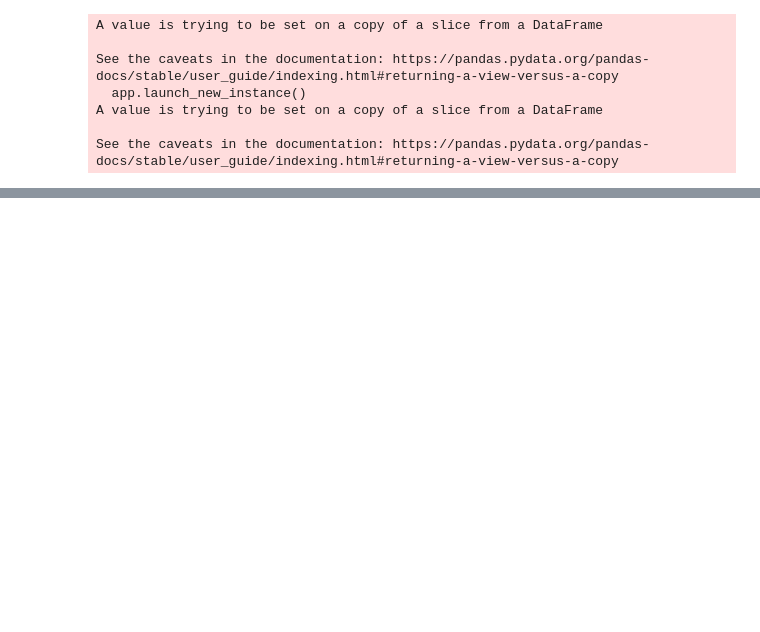
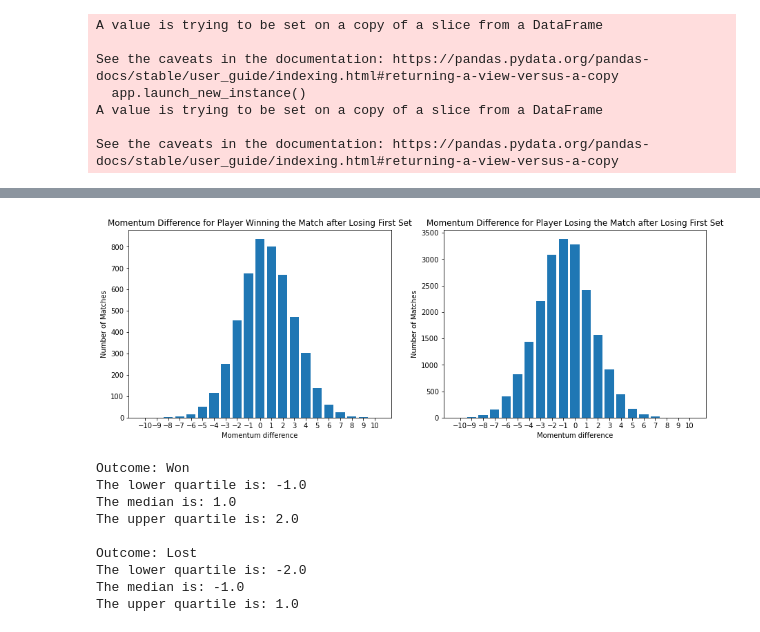
Before and after one commit to jsnarvasa/COMP5310, a Jupyter notebook: COMP5310 - Assignment 1 - jnar3156.ipynb, the cells around one changed output, grey strips where cells are left out. Drawn from its saved outputs; the diff is of its cells as text; code cells hidden in the pictures; blank space fills up the shorter version.

```diff
--- a/COMP5310 - Assignment 1 - jnar3156.ipynb
+++ b/COMP5310 - Assignment 1 - jnar3156.ipynb
@@ -231,0 +292,52 @@ print(f'The upper quartile is: {np.percentile(lost_rank_diff, 75)}')
+# %%
+won_momentum_diff = training_df_clean[(training_df_clean['Has_Won']==1) & (training_df_clean['Momentum10_Diff'].notna())]['Momentum10_Diff'].values.tolist()
+lost_momentum_diff = training_df_clean[(training_df_clean['Has_Won']==0) & (training_df_clean['Momentum10_Diff'].notna())]['Momentum10_Diff'].values.tolist()
+
+freqs, bins = np.histogram(won_momentum_diff, bins=21, range=(-10.5,10.5))
+won_momentum_dict = OrderedDict()
+for i in range(len(bins)-1):
+    won_momentum_dict[int(np.ceil(bins[i]))] = freqs[i]
+
+freqs, bins = np.histogram(lost_momentum_diff, bins=21, range=(-10.5,10.5))
+lost_momentum_dict = OrderedDict()
+for i in range(len(bins)-1):
+    lost_momentum_dict[int(np.ceil(bins[i]))] = freqs[i]
+
+plt.figure(figsize=(15,5))
+
+plt.subplot(121)
+plt.title('Momentum Difference for Player Winning the Match after Losing First Set')
+plt.ylabel('Number of Matches')
+plt.xlabel('Momentum difference')
+plt.xticks(range(-10,11))
+plt.bar(won_momentum_dict.keys(), won_momentum_dict.values())
+
+plt.subplot(122)
+plt.title('Momentum Difference for Player Losing the Match after Losing First Set')
+plt.ylabel('Number of Matches')
+plt.xlabel('Momentum difference')
+plt.xticks(range(-10,11))
+plt.bar(lost_momentum_dict.keys(), lost_momentum_dict.values())
+
+plt.show()
+
+print("Outcome: Won")
+print(f'The lower quartile is: {np.percentile(won_momentum_diff, 25)}')
+print(f'The median is: {np.median(won_momentum_diff)}')
+print(f'The upper quartile is: {np.percentile(won_momentum_diff, 75)}')
+print()
+print("Outcome: Lost")
+print(f'The lower quartile is: {np.percentile(lost_momentum_diff, 25)}')
+print(f'The median is: {np.median(lost_momentum_diff)}')
+print(f'The upper quartile is: {np.percentile(lost_momentum_diff, 75)}')
+# %% [output]
+[figure, added]
+Outcome: Won
+The lower quartile is: -1.0
+The median is: 1.0
+The upper quartile is: 2.0
+
+Outcome: Lost
+The lower quartile is: -2.0
+The median is: -1.0
+The upper quartile is: 1.0
```
Also changed, not shown: parts of 20 cells of this notebook.
